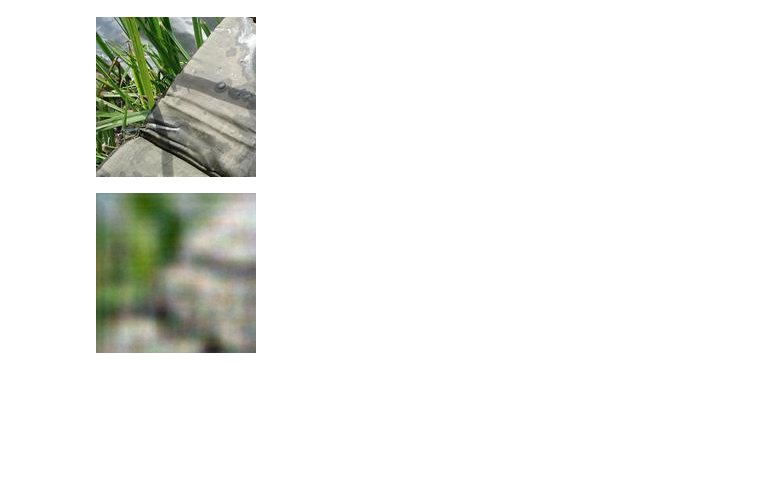
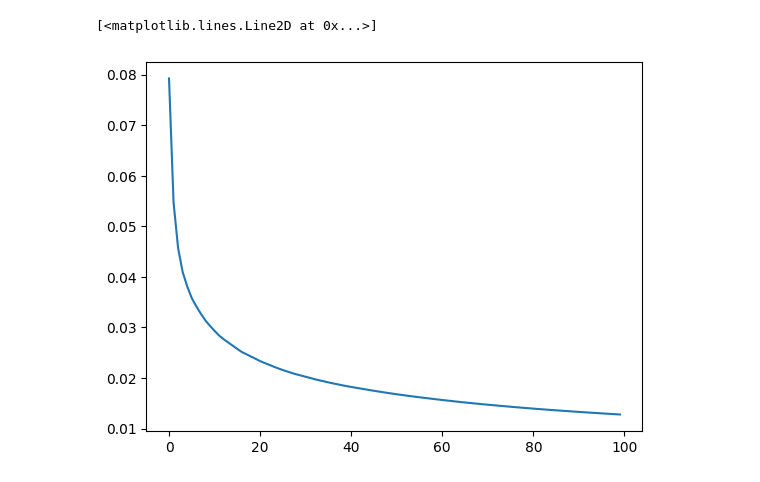
Before and after one commit to EricOldgren/MATH-412_Stat_ML, a Jupyter notebook: PCA-Test.ipynb, the cells around one changed output. Drawn from its saved outputs; the diff is of its cells as text; code cells hidden in the pictures; blank space fills up the shorter version.

```diff
--- a/PCA-Test.ipynb
+++ b/PCA-Test.ipynb
@@ -6 +8,3 @@ from PIL import Image
+# %%
+SIDE_LENGTH = 128
 # %%
@@ -9,10 +25,10 @@ test_dataset = datasets.Imagenette(size="320px", root='data', split='val')
 # %%
-def channel_pca(channel_index: int, n_components: int, side_length: int = 128, dtype=torch.float16):
-    global train_dataset
-    data = torch.empty(len(train_dataset), side_length, side_length, dtype=dtype)
+def channel_pca(channel_index: int, n_components: int, dtype=torch.float16):
+    global train_dataset, SIDE_LENGTH
+    data = torch.empty(len(train_dataset), SIDE_LENGTH, SIDE_LENGTH, dtype=dtype)
     for (i, d) in enumerate(train_dataset):
-        data[i, :, :] = torch.tensor(np.array(d[0])[0:side_length, 0:side_length, channel_index].reshape(side_length, side_length))
-    data = data.reshape(-1, side_length*side_length)
+        data[i, :, :] = torch.tensor(np.array(d[0])[channel_index, :, :].reshape(SIDE_LENGTH, SIDE_LENGTH))
+    data = data.reshape(-1, SIDE_LENGTH*SIDE_LENGTH)
     gc.collect()
 
     pca = torch_pca.PCA(n_components=n_components, svd_solver='randomized')
@@ -21,4 +37,4 @@ def channel_pca(channel_index: int, n_components: int, side_length: int = 128, d
     return pca
 # %%
 # May take a couple of minutes, depending on parameters
-pcas = [channel_pca(channel, 100, 160) for channel in range(3)]
+pcas = [channel_pca(channel, 100) for channel in range(3)]
@@ -35,8 +108,16 @@ def showimg(t):
-# %%
-Image.fromarray(np.array(test_dataset[0][0])[0:160, 0:160])
-# %% [output]
-[figure, removed]
-# %%
-showimg(pca_project(pcas, 0))
-# %% [output]
-[figure, removed]
+# %%
+l = len(test_dataset)
+nc = pcas[0].n_components_
+
+mse = np.zeros((l, nc))
+ssim = np.zeros((l, nc))
+psnr = np.zeros((l, nc))
+
+# This may benefit from parallelization
+# For N=100 with step 0, should take just under 1hr.
+for i in tqdm(range(l)):
+    original = np.array(load_test_img(i))
+    for (n, projected) in enumerate(pca_multi_project_threaded(pcas, i)):
+        mse[i, n] = np.mean(np.square(projected - original))
+        ssim[i, n] = structural_similarity(original, projected, data_range=1, channel_axis=2)
+        psnr[i, n] = peak_signal_noise_ratio(original, projected, data_range=1)
@@ -42,0 +130,6 @@ showimg(pca_project(pcas, 0))
+# %%
+# X axis is number of components.
+plt.plot(np.mean(mse, axis=0))
+# %% [output]
+[<matplotlib.lines.Line2D at 0x...>]
+[figure, added]
```
Also changed, not shown: parts of 9 cells of this notebook, 1 other file.
